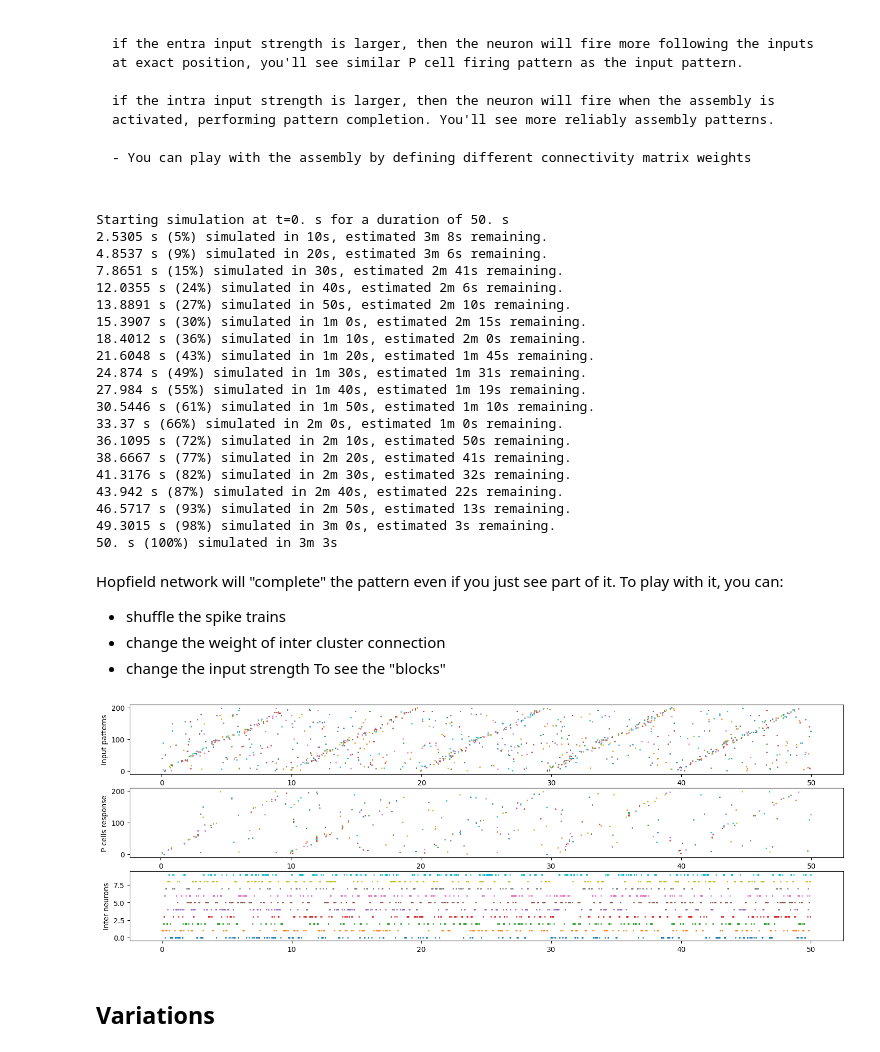
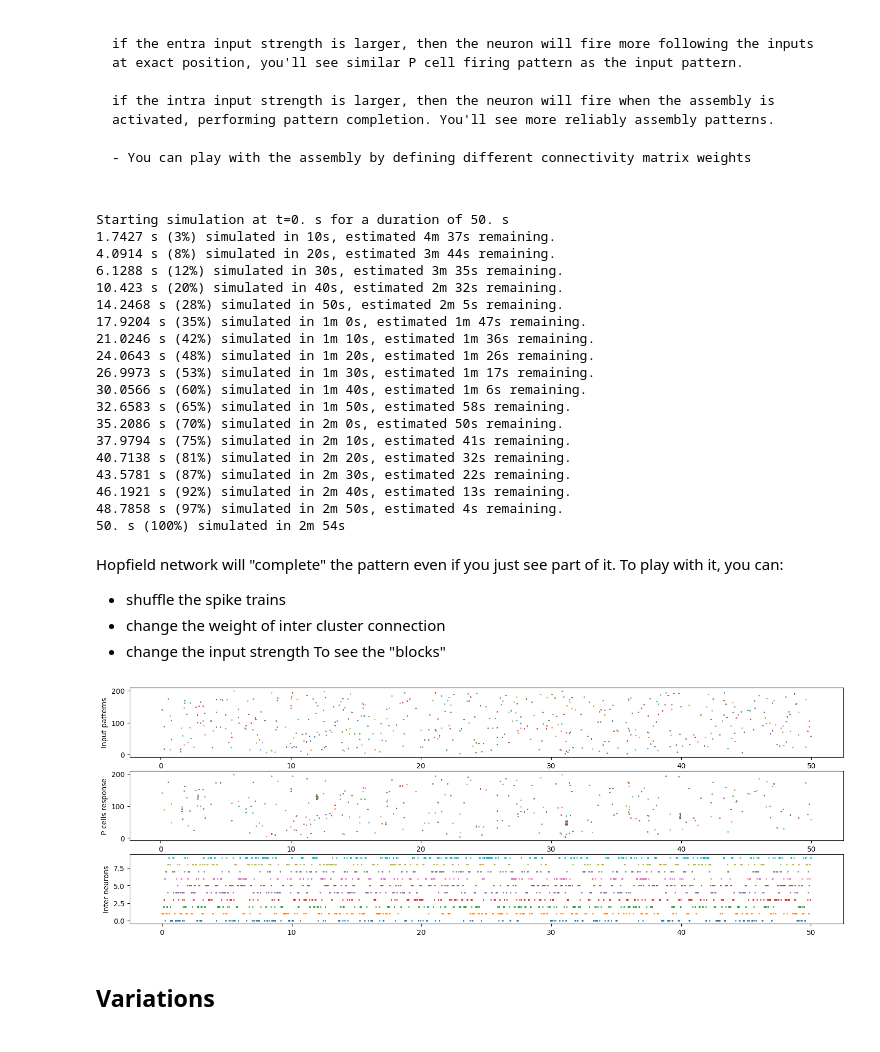
Before and after one commit to YY535/LFP_Simulation, a Jupyter notebook: assembly_simulation.ipynb, the cells around one changed output. Drawn from its saved outputs; the diff is of its cells as text; code cells hidden in the pictures.

```diff
--- a/assembly_simulation.ipynb
+++ b/assembly_simulation.ipynb
@@ -348,7 +348,7 @@ if the intra input strength is larger, then the neuron will fire when the assemb
 import random
 import copy as cp
 
-def runsimulation(nPC, inputneurons,inputspk,nclu = 10,intsparse_weightmx=sparse_weightmx,intweight=55.,extweight = 50.):
+def runsimulation(nPC, inputneurons,inputspk,nclu = 10,intsparse_weightmx=sparse_weightmx,intweight=60.,extweight = 50.):
     # voltage
     N_E = nPC
     N_I = 10 # 100
@@ -517,28 +517,29 @@ def runsimulation(nPC, inputneurons,inputspk,nclu = 10,intsparse_weightmx=sparse
 spiking_neuronstmp_ = cp.deepcopy(spiking_neurons)
 random.shuffle(spiking_neuronstmp_)
 # SM_PC,SM_PV= runsimulation(n_neurons,spiking_neuronstmp_,spike_times*second)
-SM_PC, SM_PV= runsimulation(n_neurons,spiking_neurons[::2],spike_times[::2]*second)
+use_spikeneurons = spiking_neuronstmp_[::2] # spiking_neurons[::2]
+use_spiketimes = spike_times[::2]
+SM_PC, SM_PV= runsimulation(n_neurons,use_spikeneurons,use_spiketimes*second)
 # %% [output]
 Starting simulation at t=0. s for a duration of 50. s
-2.5305 s (5%) simulated in 10s, estimated 3m 8s remaining.
-4.8537 s (9%) simulated in 20s, estimated 3m 6s remaining.
-7.8651 s (15%) simulated in 30s, estimated 2m 41s remaining.
-12.0355 s (24%) simulated in 40s, estimated 2m 6s remaining.
-13.8891 s (27%) simulated in 50s, estimated 2m 10s remaining.
-15.3907 s (30%) simulated in 1m 0s, estimated 2m 15s remaining.
-18.4012 s (36%) simulated in 1m 10s, estimated 2m 0s remaining.
-21.6048 s (43%) simulated in 1m 20s, estimated 1m 45s remaining.
-24.874 s (49%) simulated in 1m 30s, estimated 1m 31s remaining.
-27.984 s (55%) simulated in 1m 40s, estimated 1m 19s remaining.
-30.5446 s (61%) simulated in 1m 50s, estimated 1m 10s remaining.
-33.37 s (66%) simulated in 2m 0s, estimated 1m 0s remaining.
-36.1095 s (72%) simulated in 2m 10s, estimated 50s remaining.
-38.6667 s (77%) simulated in 2m 20s, estimated 41s remaining.
-41.3176 s (82%) simulated in 2m 30s, estimated 32s remaining.
-43.942 s (87%) simulated in 2m 40s, estimated 22s remaining.
-46.5717 s (93%) simulated in 2m 50s, estimated 13s remaining.
-49.3015 s (98%) simulated in 3m 0s, estimated 3s remaining.
-50. s (100%) simulated in 3m 3s
+1.7427 s (3%) simulated in 10s, estimated 4m 37s remaining.
+4.0914 s (8%) simulated in 20s, estimated 3m 44s remaining.
+6.1288 s (12%) simulated in 30s, estimated 3m 35s remaining.
+10.423 s (20%) simulated in 40s, estimated 2m 32s remaining.
+14.2468 s (28%) simulated in 50s, estimated 2m 5s remaining.
+17.9204 s (35%) simulated in 1m 0s, estimated 1m 47s remaining.
+21.0246 s (42%) simulated in 1m 10s, estimated 1m 36s remaining.
+24.0643 s (48%) simulated in 1m 20s, estimated 1m 26s remaining.
+26.9973 s (53%) simulated in 1m 30s, estimated 1m 17s remaining.
+30.0566 s (60%) simulated in 1m 40s, estimated 1m 6s remaining.
+32.6583 s (65%) simulated in 1m 50s, estimated 58s remaining.
+35.2086 s (70%) simulated in 2m 0s, estimated 50s remaining.
+37.9794 s (75%) simulated in 2m 10s, estimated 41s remaining.
+40.7138 s (81%) simulated in 2m 20s, estimated 32s remaining.
+43.5781 s (87%) simulated in 2m 30s, estimated 22s remaining.
+46.1921 s (92%) simulated in 2m 40s, estimated 13s remaining.
+48.7858 s (97%) simulated in 2m 50s, estimated 4s remaining.
+50. s (100%) simulated in 2m 54s
 # %% [markdown]
 Hopfield network will "complete" the pattern even if you just see part of it. To play with it, you can:
 - shuffle the spike trains
@@ -548,31 +549,31 @@ To see the "blocks"
 # %%
 spiketrainsP=SM_PC.spike_trains()
 plt.figure(figsize= [18,6])
 plt.subplot(311)
 kk = 0
 upt = 50. # range of time you want to see.
-for xx in spike_times:
-    plt.plot(xx[xx<upt], spiking_neurons[kk]*np.ones_like(xx[xx<upt]), '.', markersize=2)
+for xx in use_spiketimes:
+    plt.plot(xx[xx<upt], use_spikeneurons[kk]*np.ones_like(xx[xx<upt]), '.', markersize=2)
     kk+=1
 plt.ylabel('Input patterns')
 plt.subplot(312)
 kk = 0.
 for xx in spiketrainsP:
     tmp = np.array(spiketrainsP[xx])
     plt.plot(tmp[tmp<upt], kk*np.ones_like(tmp[tmp<upt]), '.', markersize=2)
     kk+=1.
 plt.ylabel('P cells response')
 plt.subplot(313)
 spiketrainsP=SM_PV.spike_trains()
 kk = 0.
 for xx in spiketrainsP:
     tmp = np.array(spiketrainsP[xx])
     plt.plot(tmp[tmp<upt], kk*np.ones_like(tmp[tmp<upt]), '.', markersize=2)
     kk+=1.
 plt.ylabel('Inter neurons')
 plt.show()
 # %% [output]
-[figure, old version]
+[figure, new version]
 # %% [markdown]
 ## Variations
 # %% [markdown]
```
